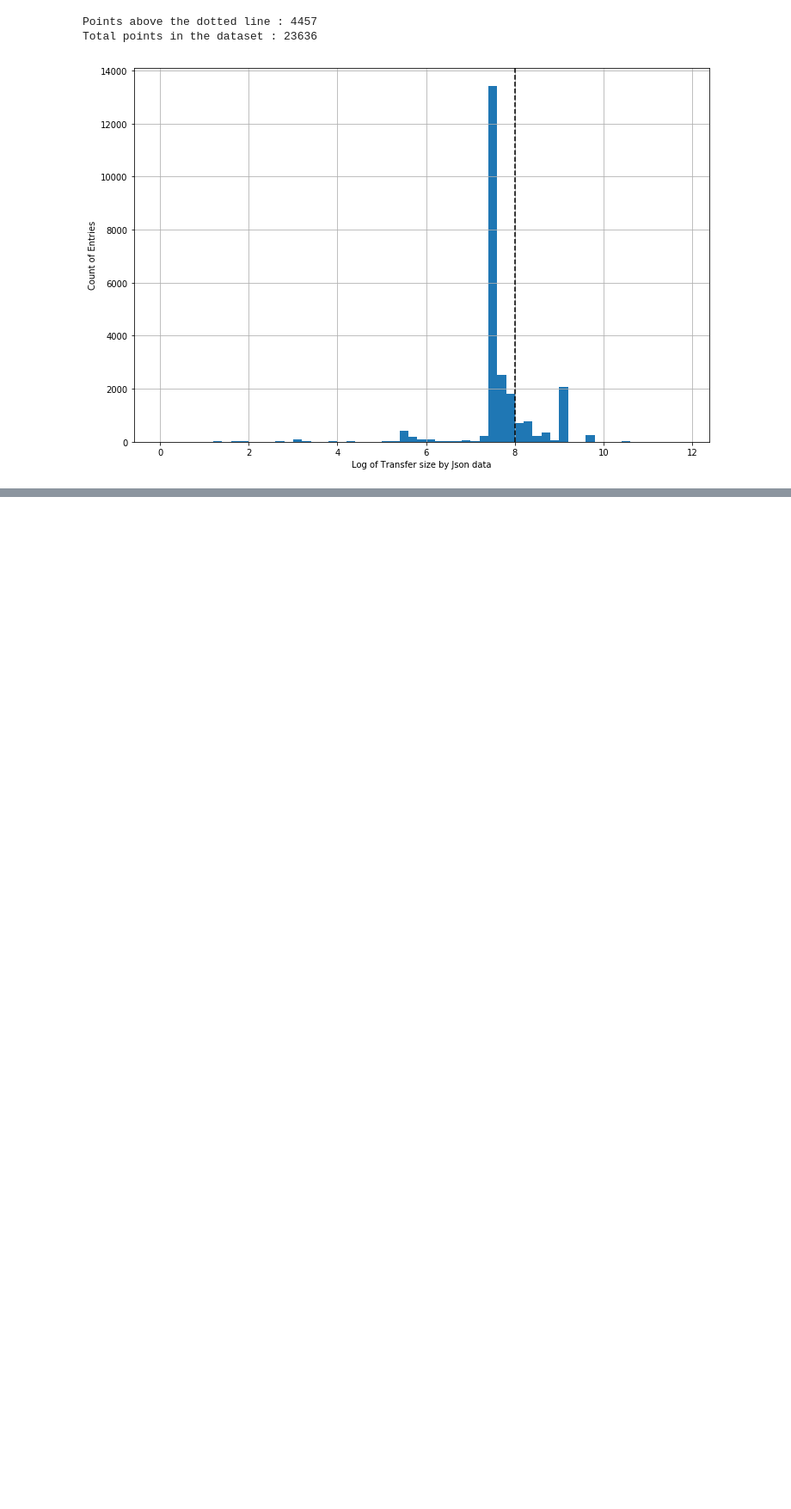
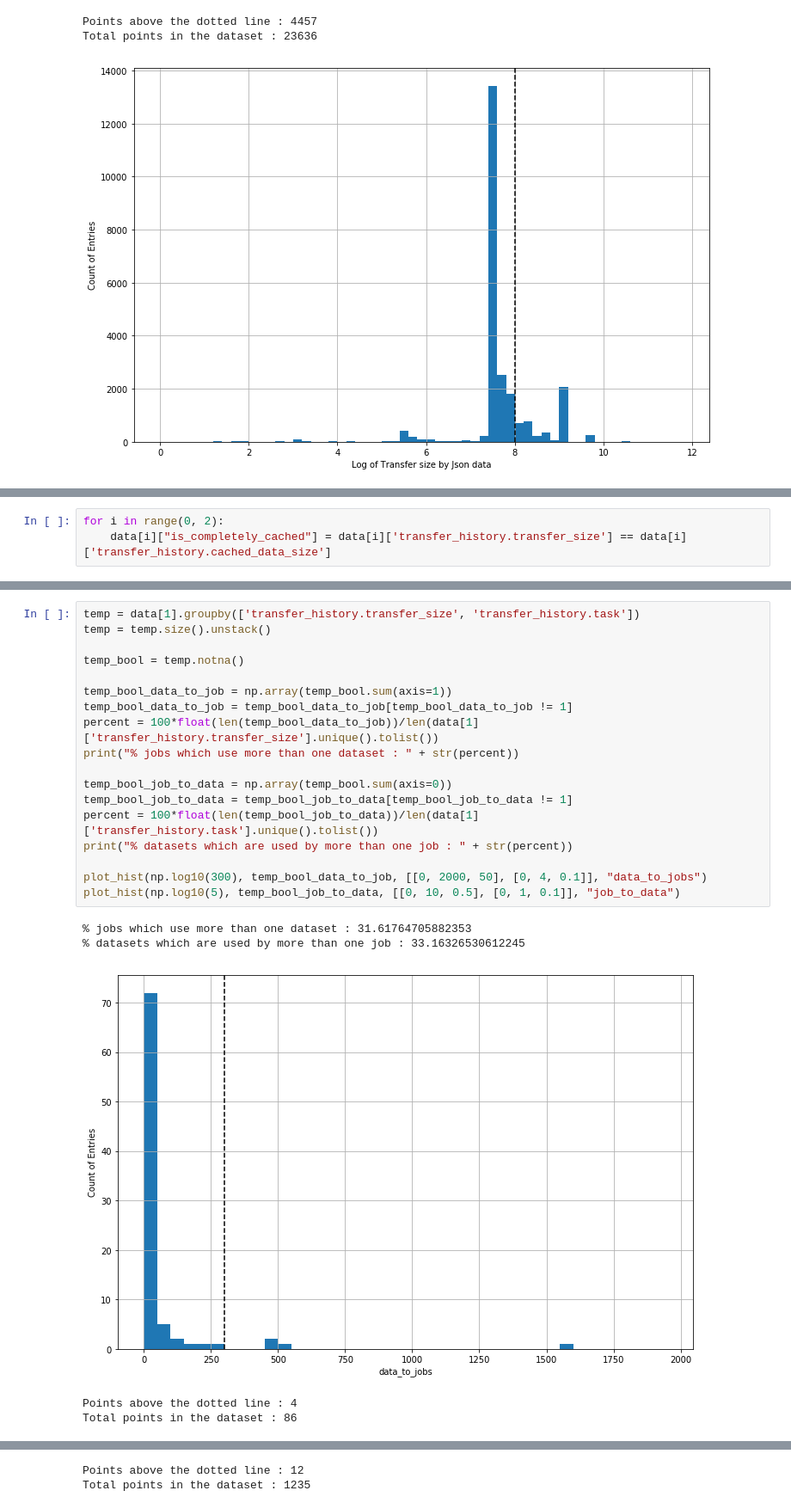
Before and after one commit to AdwaitB/greco-notes, a Jupyter notebook: infra/Analysis_full.ipynb, the cells around one changed output, grey strips where cells are left out. Shown at 86% size. Saved outputs shown, nothing was run; the diff lists cells and outputs as text; blank space fills up the shorter version.

Commit message:
Added analysis of jobs and dataset usage

```diff
--- a/infra/Analysis_full.ipynb
+++ b/infra/Analysis_full.ipynb
@@ -297,0 +304,3 @@ Total points in the dataset : 23636
+# %%
+for i in range(0, 2):
+    data[i]["is_completely_cached"] = data[i]['transfer_history.transfer_size'] == data[i]['transfer_history.cached_data_size']
@@ -297,0 +313,24 @@ Total points in the dataset : 23636
+# %%
+temp = data[1].groupby(['transfer_history.transfer_size', 'transfer_history.task'])
+temp = temp.size().unstack()
+
+temp_bool = temp.notna()
+
+temp_bool_data_to_job = np.array(temp_bool.sum(axis=1))
+temp_bool_data_to_job = temp_bool_data_to_job[temp_bool_data_to_job != 1]
+percent = 100*float(len(temp_bool_data_to_job))/len(data[1]['transfer_history.transfer_size'].unique().tolist())
+print("% jobs which use more than one dataset : " + str(percent))
+
+temp_bool_job_to_data = np.array(temp_bool.sum(axis=0))
+temp_bool_job_to_data = temp_bool_job_to_data[temp_bool_job_to_data != 1]
+percent = 100*float(len(temp_bool_job_to_data))/len(data[1]['transfer_history.task'].unique().tolist())
+print("% datasets which are used by more than one job : " + str(percent))
+
+plot_hist(np.log10(300), temp_bool_data_to_job, [[0, 2000, 50], [0, 4, 0.1]], "data_to_jobs")
+plot_hist(np.log10(5), temp_bool_job_to_data, [[0, 10, 0.5], [0, 1, 0.1]], "job_to_data")
+# %% [output]
+% jobs which use more than one dataset : 31.61764705882353
+% datasets which are used by more than one job : 33.16326530612245
+[figure, added]
+Points above the dotted line : 4
+Total points in the dataset : 86
@@ -297,0 +339,2 @@ Total points in the dataset : 23636
+Points above the dotted line : 12
+Total points in the dataset : 1235
```
Also changed, not shown: parts of 3 cells of this notebook, 2 other files.
